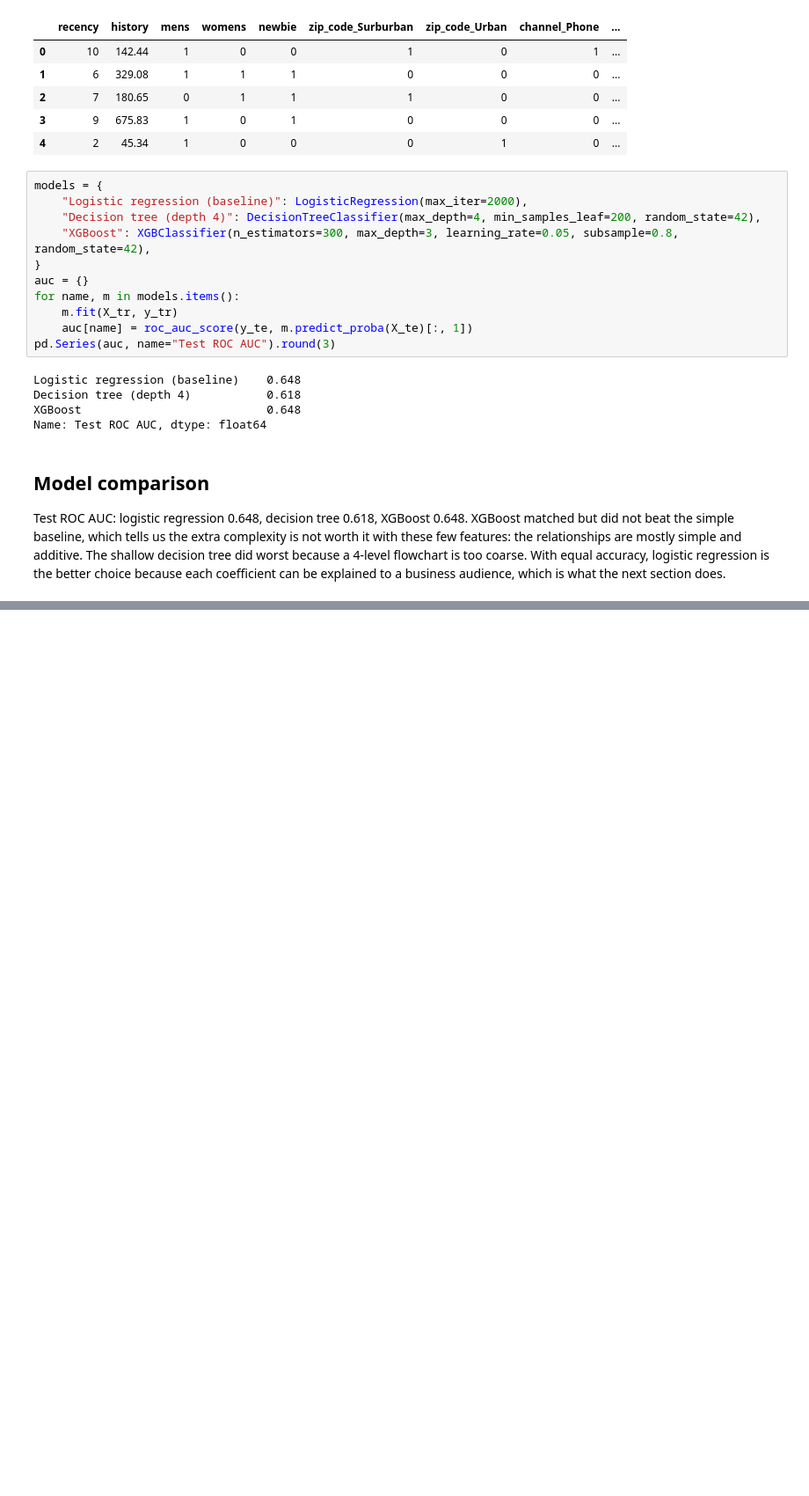
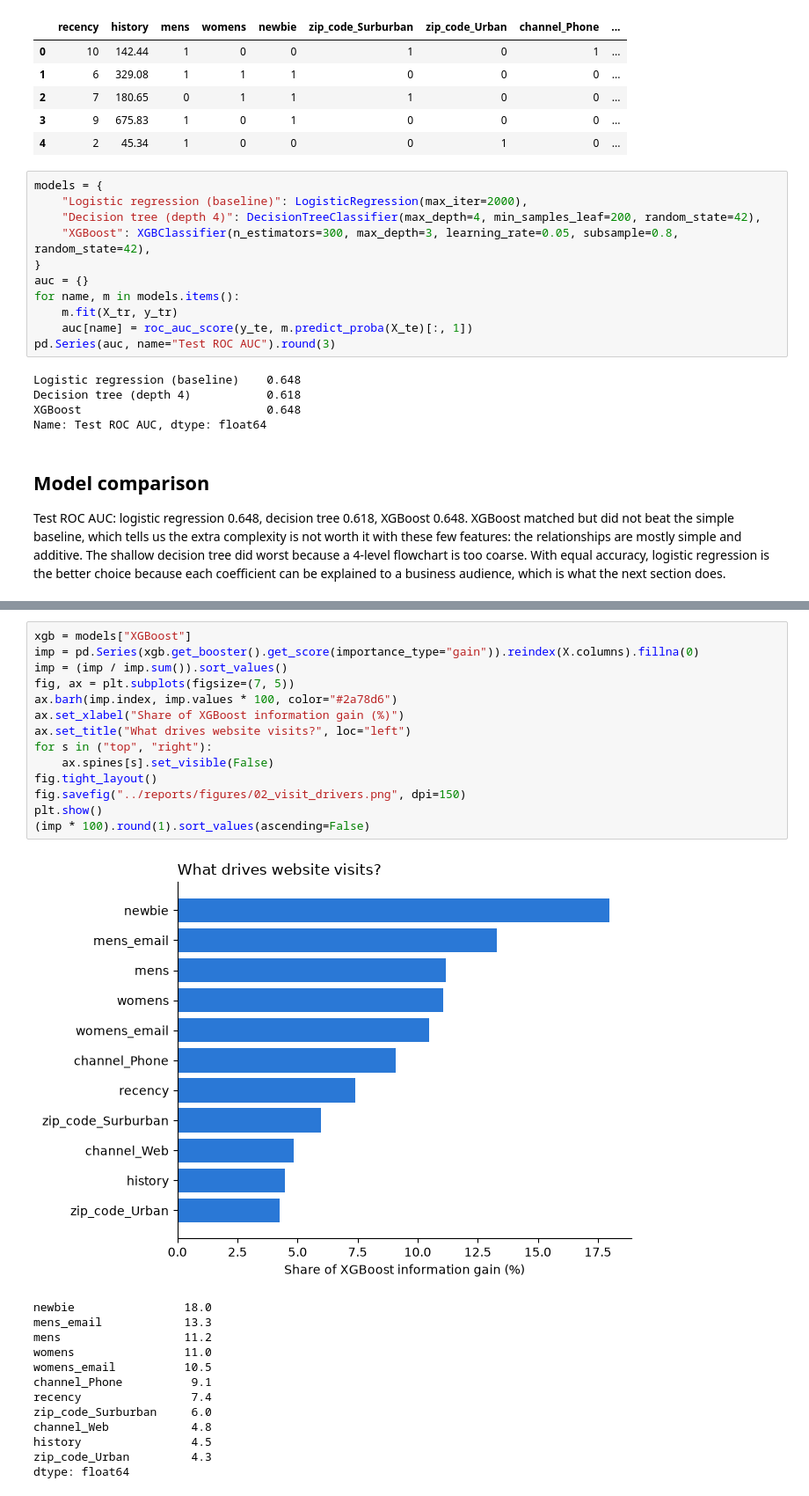
Before and after one commit to wmwilliamsjr/email-ab-test-uplift, a Jupyter notebook: notebooks/02_ml_drivers.ipynb, the cells around one changed output, grey strips where cells are left out. Shown at 88% size. Cells and saved outputs as stored; diff of their text form; blank space fills up the shorter version.

Commit message:
Explain visit drivers

```diff
--- a/notebooks/02_ml_drivers.ipynb
+++ b/notebooks/02_ml_drivers.ipynb
@@ -52,0 +72,28 @@ Test ROC AUC: logistic regression 0.648, decision tree 0.618, XGBoost 0.648. XGB
+# %%
+xgb = models["XGBoost"]
+imp = pd.Series(xgb.get_booster().get_score(importance_type="gain")).reindex(X.columns).fillna(0)
+imp = (imp / imp.sum()).sort_values()
+fig, ax = plt.subplots(figsize=(7, 5))
+ax.barh(imp.index, imp.values * 100, color="#2a78d6")
+ax.set_xlabel("Share of XGBoost information gain (%)")
+ax.set_title("What drives website visits?", loc="left")
+for s in ("top", "right"):
+    ax.spines[s].set_visible(False)
+fig.tight_layout()
+fig.savefig("../reports/figures/02_visit_drivers.png", dpi=150)
+plt.show()
+(imp * 100).round(1).sort_values(ascending=False)
+# %% [output]
+[figure, added]
+newbie                18.0
+mens_email            13.3
+mens                  11.2
+womens                11.0
+womens_email          10.5
+channel_Phone          9.1
+recency                7.4
+zip_code_Surburban     6.0
+channel_Web            4.8
+history                4.5
+zip_code_Urban         4.3
+dtype: float64
```
Also changed, not shown: parts of 2 cells of this notebook, 1 other file.
